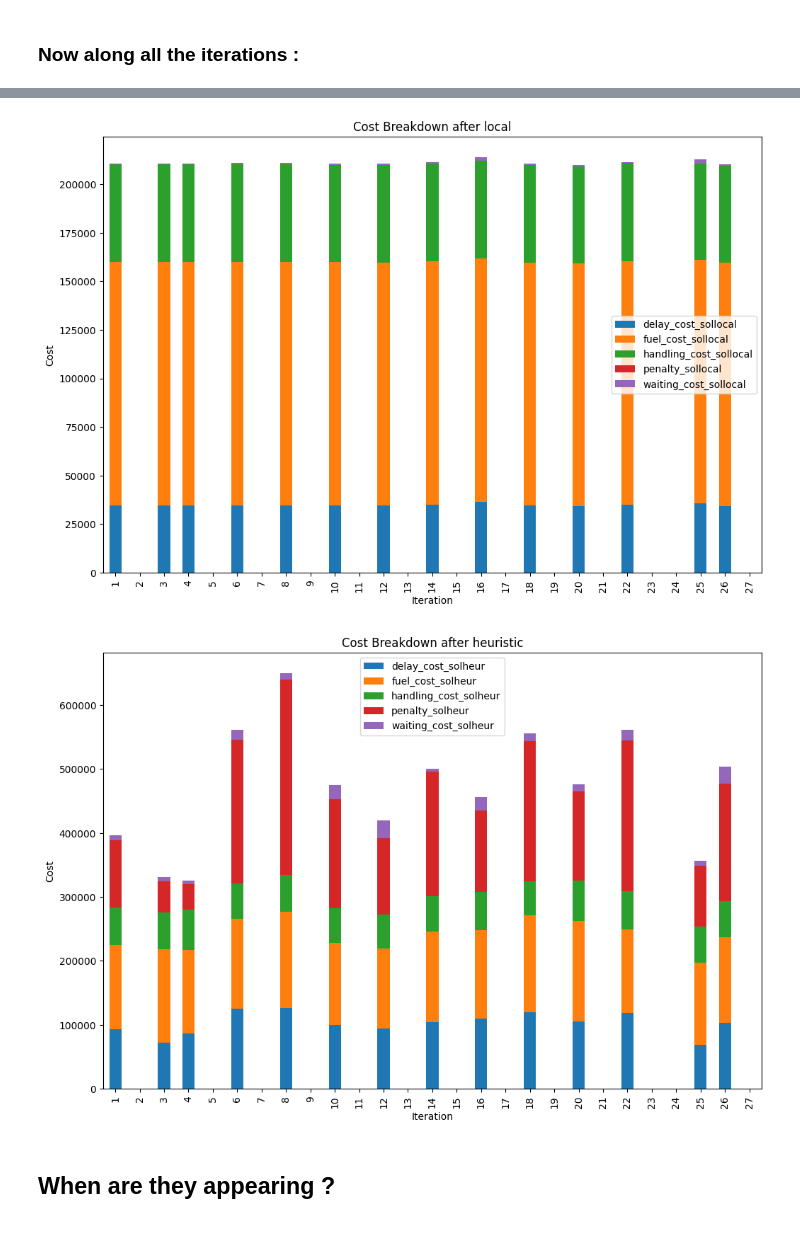
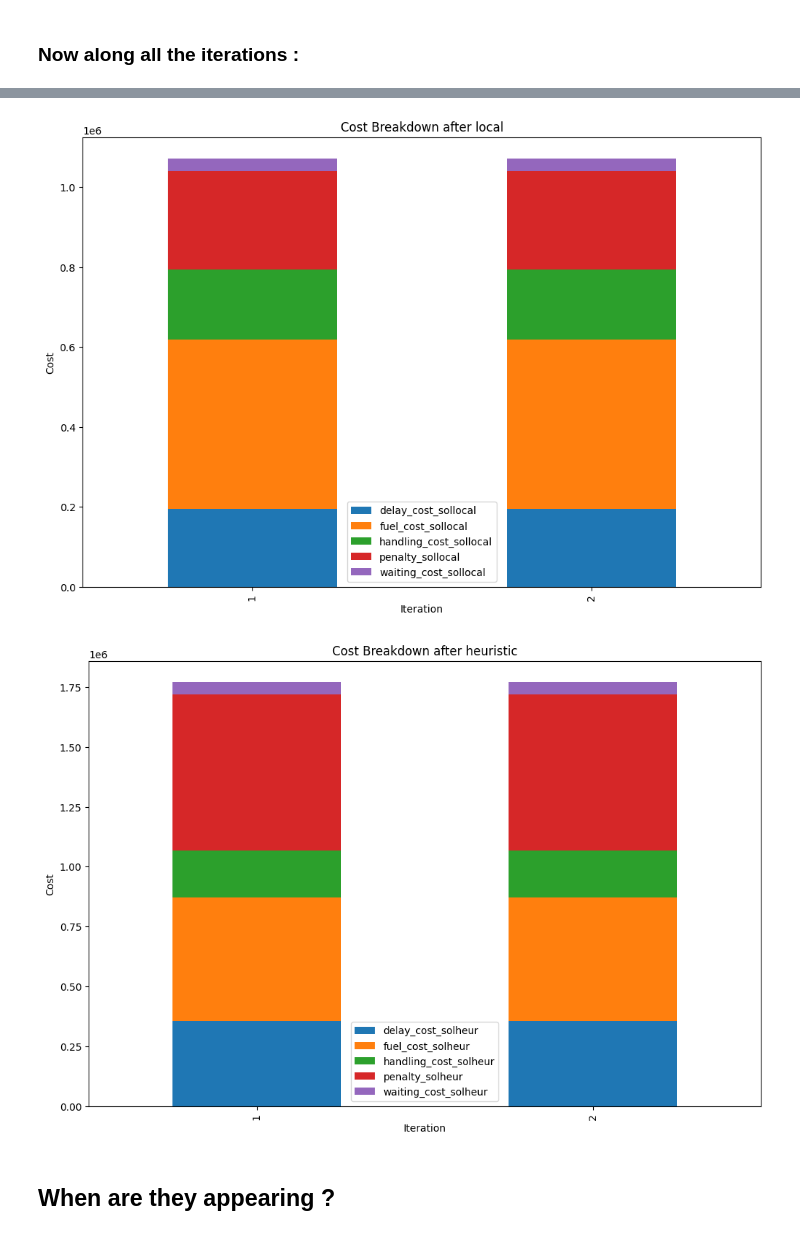
Before and after one commit to Loic-Ker/MCBAP-multi-port-berth-allocation-problem, a Jupyter notebook: my_code/results_analysis/all_results_analysis.ipynb, the cells around one changed output, grey strips where cells are left out. Saved outputs shown, nothing was run; the diff lists cells and outputs as text; code cells hidden in the pictures.

Commit message:
add more results

```diff
--- a/my_code/results_analysis/all_results_analysis.ipynb
+++ b/my_code/results_analysis/all_results_analysis.ipynb
@@ -3,15 +5,15 @@
 # %%
-from getdict_results import *
 
-algo_folder="reactiveGRASP/countcost_nostage"
-exp="exp2"
-seed=1
-Nin=5
-qli=10
-Nout=5
-iteration_number = 28
+
+algo_folder="correctedGRASP"
+exp="test"
+seed=5
+Nin=15
+qli=40
+Nout=4
+iteration_number = 2
 iter_to_plot = iteration_number
-nb_iter=28
+nb_iter=2
 # %%
 results = getiterfromfileHEUR(Nin,Nout,seed,qli,algo_folder,exp)
 results
@@ -184,36 +190,36 @@ plt.show()
 # %%
 import pandas as pd
 import matplotlib.pyplot as plt
 
 # create dataset
-dataset_subset = dataset[dataset['iter'] < nb_iter]
+dataset_subset = dataset[dataset['iter'] <= nb_iter]
 # create pivot table for solocal columns
 df_pivot_solocal = pd.pivot_table(dataset_subset, values=['delay_cost_sollocal', 'penalty_sollocal', 'fuel_cost_sollocal', 'handling_cost_sollocal', 'waiting_cost_sollocal'], index=['iter'])
 
 # create pivot table for solheur columns
 df_pivot_solheur = pd.pivot_table(dataset_subset, values=['delay_cost_solheur', 'penalty_solheur', 'fuel_cost_solheur', 'handling_cost_solheur', 'waiting_cost_solheur'], index=['iter'])
 
 # create stacked bar plot for solocal columns
 ax1 = df_pivot_solocal.plot(kind='bar', stacked=True, figsize=(12, 8))
 
 # add labels and title for solocal columns
 ax1.set_xlabel('Iteration')
 ax1.set_ylabel('Cost')
 ax1.set_title('Cost Breakdown after local')
 
 # create stacked bar plot for solheur columns
 ax2 = df_pivot_solheur.plot(kind='bar', stacked=True, figsize=(12, 8))
 
 # add labels and title for solheur columns
 ax2.set_xlabel('Iteration')
 ax2.set_ylabel('Cost')
 ax2.set_title('Cost Breakdown after heuristic')
 
 # show plots
 plt.show()
 # %% [output]
-[figure, old version]
+[figure, new version]
-[figure, old version]
+[figure, new version]
 # %% [markdown]
 ## When are they appearing  ?
 # %%
```
Also changed, not shown: parts of 10 cells of this notebook, 3 other files.
